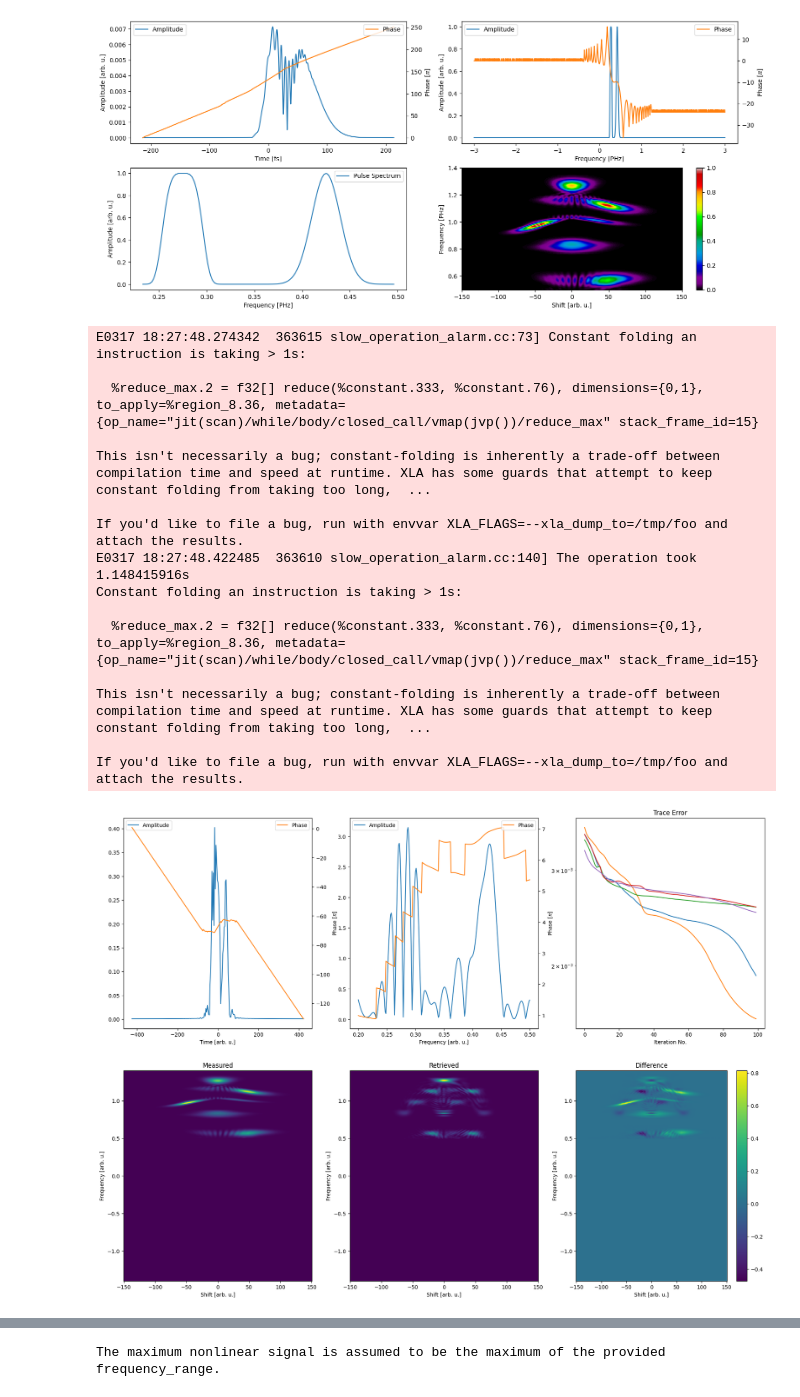
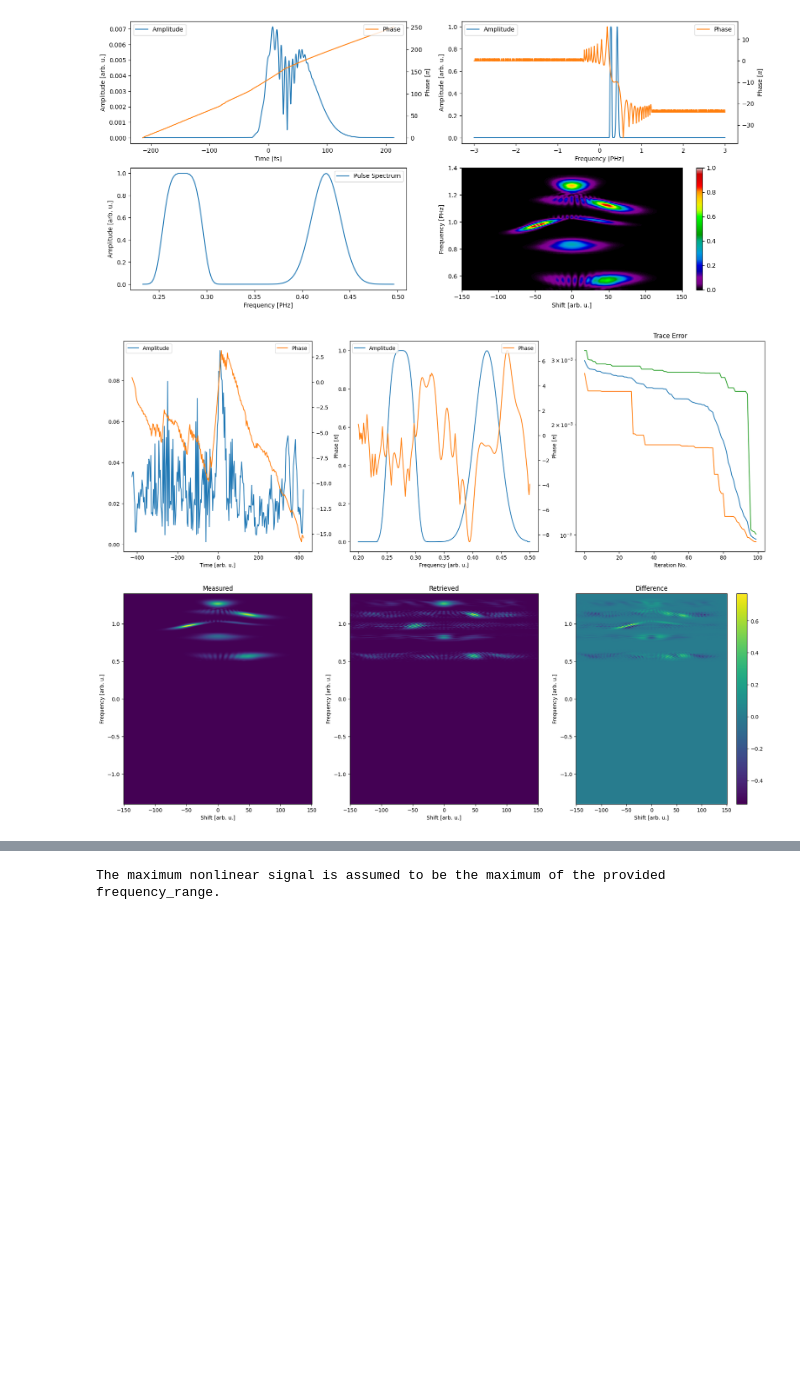
Before and after one commit to matillda123/Pulse-Retrieval-with-JAX, a Jupyter notebook: _usage_example.ipynb, the cells around one changed output, grey strips where cells are left out. Cells and saved outputs as stored; diff of their text form; code cells hidden in the pictures; blank space fills up the shorter version.

```diff
--- a/_usage_example.ipynb
+++ b/_usage_example.ipynb
@@ -23,29 +23,14 @@ An NVIDIA GPU may be present on this machine, but a CUDA-enabled jaxlib is not i
 # %%
 from pulsedjax.real_fields import frog
 import optax
 
-gp = frog.AutoDiff(delay, frequency_trace, trace, "thg", solver=optax.adam(learning_rate=1e-1),
+gp = frog.DifferentialEvolution(delay, frequency_trace, trace, "thg", #solver=optax.adam(learning_rate=0.5),
                    f_range_fields=(0.5,1.4), f_range_pulse=(0.2,0.5), f_max_all_fields=1.4, seed=0)
-#gp.use_measured_spectrum(spectra.pulse[0], spectra.pulse[1], "pulse")
+gp.use_measured_spectrum(spectra.pulse[0], spectra.pulse[1], "pulse")
 
-population = gp.create_initial_population(5, "bsplines_5", "bsplines_5", 30, 30)
+population = gp.create_initial_population(25, "bsplines_5", "bsplines_5", 30, 30)
 
 final_result = gp.run(population, 100)
 gp.plot_results(final_result)
 # %% [output]
-E0317 18:27:48.274342  363615 slow_operation_alarm.cc:73] Constant folding an instruction is taking > 1s:
-
-  %reduce_max.2 = f32[] reduce(%constant.333, %constant.76), dimensions={0,1}, to_apply=%region_8.36, metadata={op_name="jit(scan)/while/body/closed_call/vmap(jvp())/reduce_max" stack_frame_id=15}
-
-This isn't necessarily a bug; constant-folding is inherently a trade-off between compilation time and speed at runtime. XLA has some guards that attempt to keep constant folding from taking too long,  ...
-
-If you'd like to file a bug, run with envvar XLA_FLAGS=--xla_dump_to=/tmp/foo and attach the results.
-E0317 18:27:48.422485  363610 slow_operation_alarm.cc:140] The operation took 1.148415916s
-Constant folding an instruction is taking > 1s:
-
-  %reduce_max.2 = f32[] reduce(%constant.333, %constant.76), dimensions={0,1}, to_apply=%region_8.36, metadata={op_name="jit(scan)/while/body/closed_call/vmap(jvp())/reduce_max" stack_frame_id=15}
-
-This isn't necessarily a bug; constant-folding is inherently a trade-off between compilation time and speed at runtime. XLA has some guards that attempt to keep constant folding from taking too long,  ...
-
-If you'd like to file a bug, run with envvar XLA_FLAGS=--xla_dump_to=/tmp/foo and attach the results.
-[figure, old version]
+[figure, new version]
```
Also changed, not shown: parts of 5 cells of this notebook, 10 other files.
